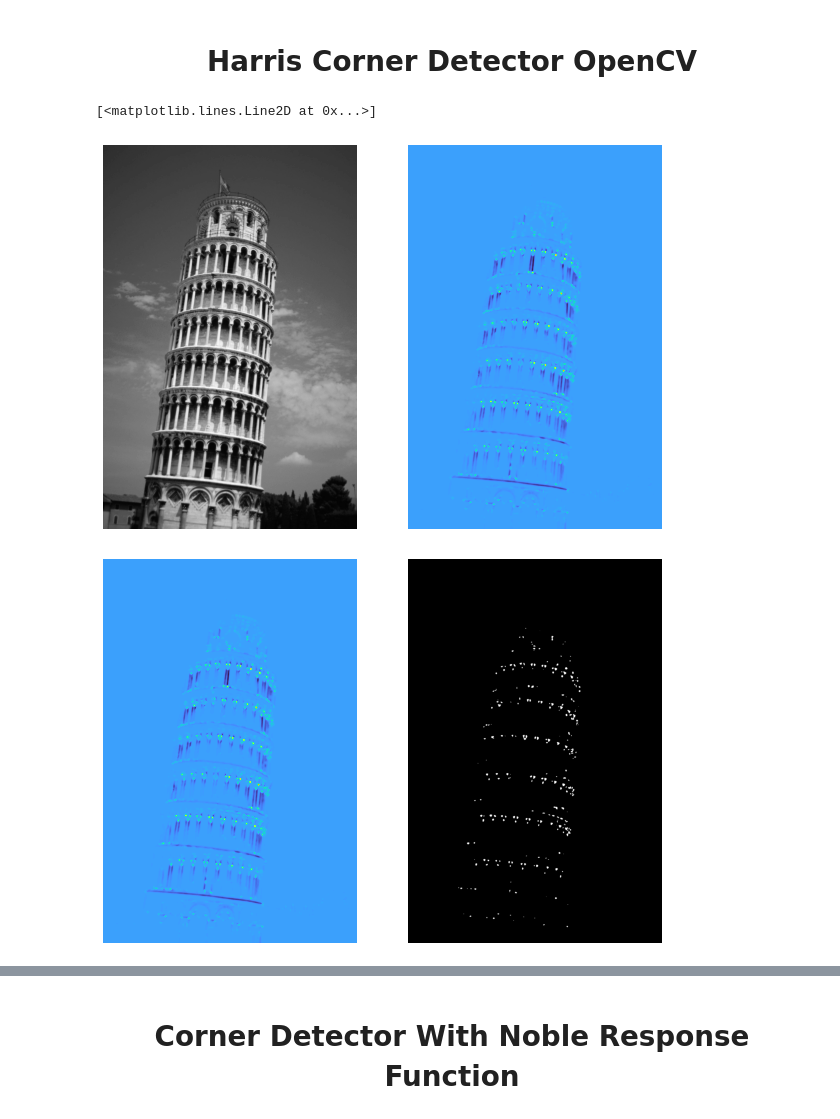
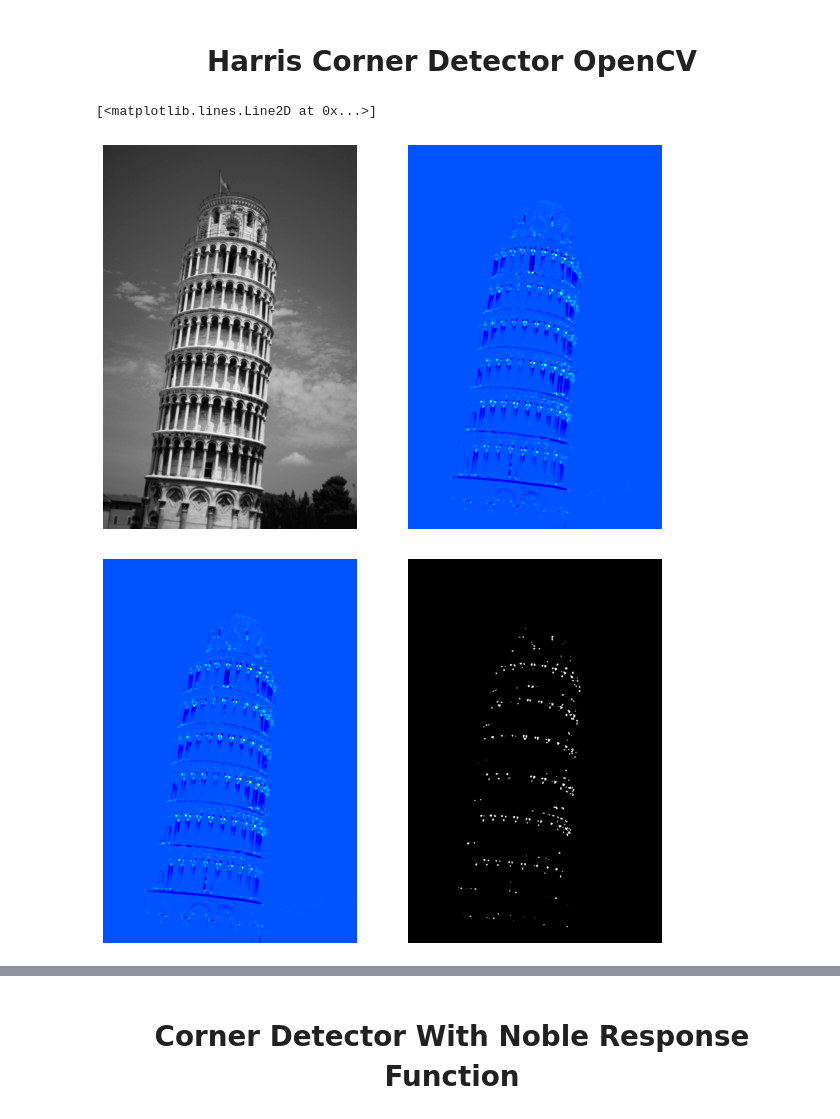
Before and after one commit to noppadolp/010723305-Computer-Vision, a Jupyter notebook: Lecture_7_Feature_detection.ipynb, the cells around one changed output, grey strips where cells are left out. Saved outputs shown, nothing was run; the diff lists cells and outputs as text; code cells hidden in the pictures.

```diff
--- a/Lecture_7_Feature_detection.ipynb
+++ b/Lecture_7_Feature_detection.ipynb
@@ -51,7 +54,7 @@ def compute_harris_response(im, sigma=3) :
         ax.axis('off')
 
     axes[0].imshow(im, cmap= 'gray' )
-    axes[1].imshow(R, cmap='turbo')
+    axes[1].imshow(R, cmap='jet')
 
     return R
 # %%
@@ -65,7 +68,7 @@ def get_harris_points(harrisim, min_dist=10, threshold = 0.1) :
     fig, axes = plt.subplots(1, 2, figsize=(10,10))
     for ax in axes :
         ax.axis('off')
-    axes[0].imshow(harrisim, cmap='turbo')
+    axes[0].imshow(harrisim, cmap='jet')
     axes[1].imshow(harrisim_t, cmap = 'gray')
 
     # get coordinates of candidates
@@ -102,9 +105,9 @@ def plot_harris_points(image, filtered_coords) :
     axes[1].imshow(image)
     axes[1].plot([p[1] for p in filtered_coords], [p[0] for p in filtered_coords], 'r*')
 # %%
-pil_im = Image.open('./images/Leaning-Tower-of-Pisa-Italy.jpg')
-im = np.array(pil_im)
-im_gray = np.array(pil_im.convert('L'))
+im_url = "https://github.com/noppadolp/010723305-Computer-Vision/blob/master/images/Leaning-Tower-of-Pisa-Italy.jpg?raw=true"
+im = io.imread(im_url)
+im_gray = cv2.cvtColor(im, cv2.COLOR_RGB2GRAY)
 
 harrisim = compute_harris_response(im_gray, sigma=3)
 filtered_coords = get_harris_points(harrisim, min_dist=20, threshold = 0.2)
@@ -117,9 +120,9 @@ plot_harris_points(im, filtered_coords)
 # %% [markdown]
 <h1 style="text-align: center;"> Harris Corner Detector OpenCV</h1>
 # %%
-im = cv2.imread('./images/Leaning-Tower-of-Pisa-Italy.jpg')
-im_gray = cv2.cvtColor(im,cv2.COLOR_BGR2GRAY)
-im = cv2.cvtColor(im, cv2.COLOR_BGR2RGB)
+im_url = "https://github.com/noppadolp/010723305-Computer-Vision/blob/master/images/Leaning-Tower-of-Pisa-Italy.jpg?raw=true"
+im = io.imread(im_url)
+im_gray = cv2.cvtColor(im, cv2.COLOR_RGB2GRAY)
 
 im_gray = np.float32(im_gray)
 
@@ -129,7 +132,7 @@ fig, axes = plt.subplots(1,2, figsize = (10,10))
 for ax in axes :
     ax.axis('off')
 axes[0].imshow(im_gray, cmap = 'gray')
-axes[1].imshow(R, cmap = 'turbo')
+axes[1].imshow(R, cmap = 'jet')
 
 #normalization
 R_normed = np.zeros(R.shape, dtype=np.float32)
@@ -141,36 +144,36 @@ R_threshold = np.zeros(R.shape)
 R_threshold[corner] = 255
 
 
 fig, axes = plt.subplots(1,2, figsize = (10,10))
 for ax in axes :
     ax.axis('off')
-axes[0].imshow(R_normed, cmap = 'turbo')
+axes[0].imshow(R_normed, cmap = 'jet')
 axes[1].imshow(R_threshold, cmap = 'gray')
 
 #detecting reponse contours
 contours, _hierachy = cv2.findContours(np.uint8(R_threshold), cv2.RETR_TREE, cv2.CHAIN_APPROX_SIMPLE)
 #list of corners location
 coords = list()
 
 for contour in contours :
     moment = cv2.moments(contour)
     if moment['m00'] > 0 :
         cX = int(moment['m10'] / moment['m00'])
         cY = int(moment['m01'] / moment['m00'])
         coords.append((cX,cY))
 
 fig, axes = plt.subplots(1, 2, figsize=(10,10), subplot_kw={'aspect': 1})
 
 axes[0].set_xlim([0, im.shape[1]])
 axes[0].set_ylim([-im.shape[0],0] )
 axes[0].plot([p[0] for p in coords], [-p[1] for p in coords], 'r*')
 axes[1].axis('off')
 axes[1].imshow(im)
 axes[1].plot([p[1] for p in filtered_coords], [p[0] for p in filtered_coords], 'r*')
 # %% [output]
 [<matplotlib.lines.Line2D at 0x...>]
-[figure, old version]
+[figure, new version]
-[figure, old version]
+[figure, new version]
 [figure]
 # %% [markdown]
 <h1 style = "text-align: center"> Corner Detector With Noble Response Function</h1>
```
Also changed, not shown: parts of 2 cells of this notebook.
